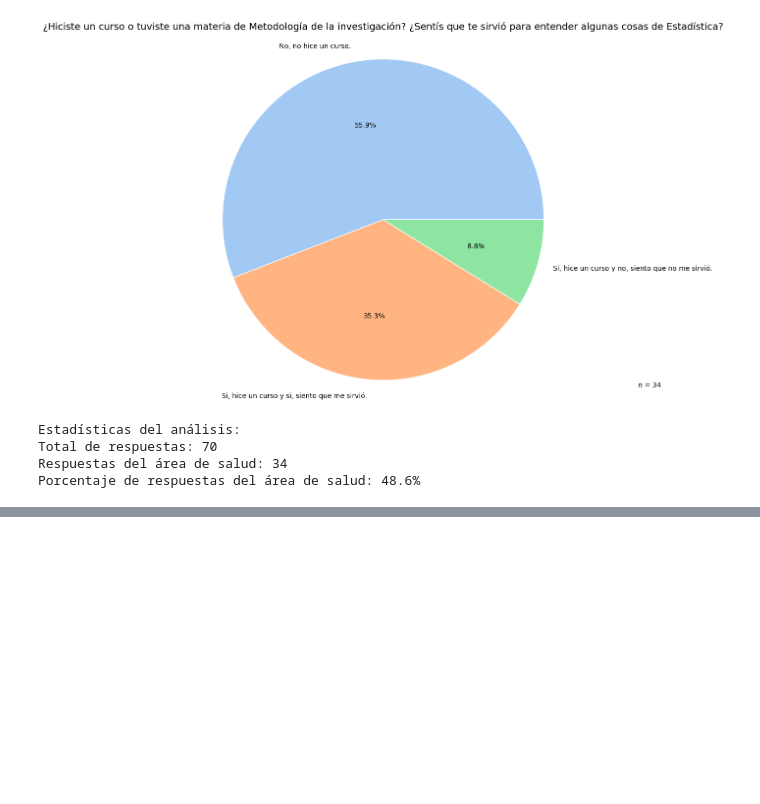
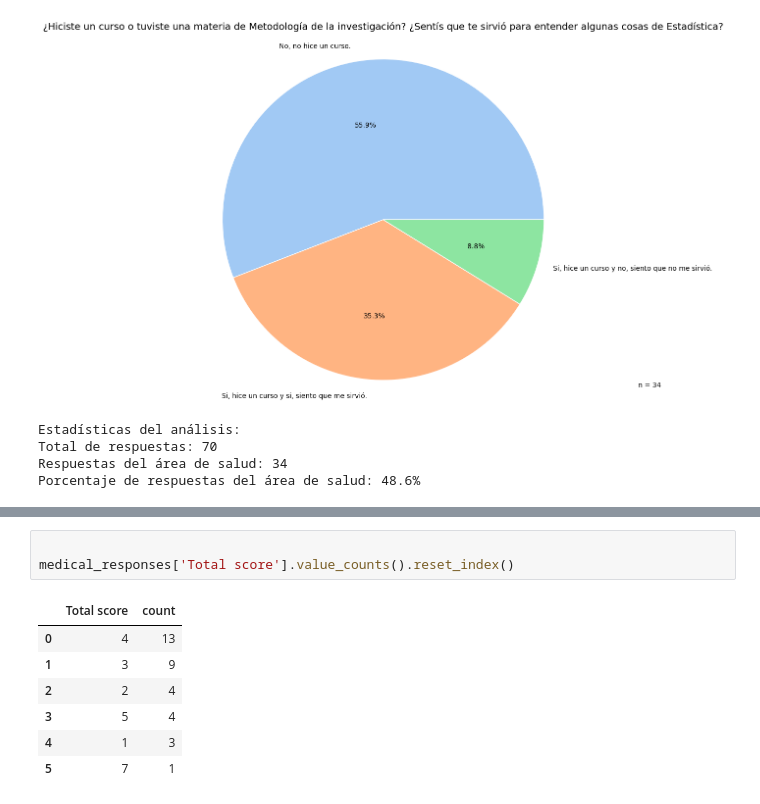
Before and after one commit to Harrynski/Alfabetizacion-Estadistica-en-las-Ciencias-de-la-Salud, a Jupyter notebook: Analyzing_data.ipynb, the cells around one changed output, grey strips where cells are left out. Drawn from its saved outputs; the diff is of its cells as text; blank space fills up the shorter version.

```diff
--- a/Analyzing_data.ipynb
+++ b/Analyzing_data.ipynb
@@ -169,0 +168,11 @@ Percentage of medical/health responses: 48.6%
+# %%
+
+medical_responses['Total score'].value_counts().reset_index()
+# %% [output]
+|  | Total score | count |
+| 0 | 4 | 13 |
+| 1 | 3 | 9 |
+| 2 | 2 | 4 |
+| 3 | 5 | 4 |
+| 4 | 1 | 3 |
+| 5 | 7 | 1 |
```
Also changed, not shown: parts of 8 cells of this notebook, 7 other files.
